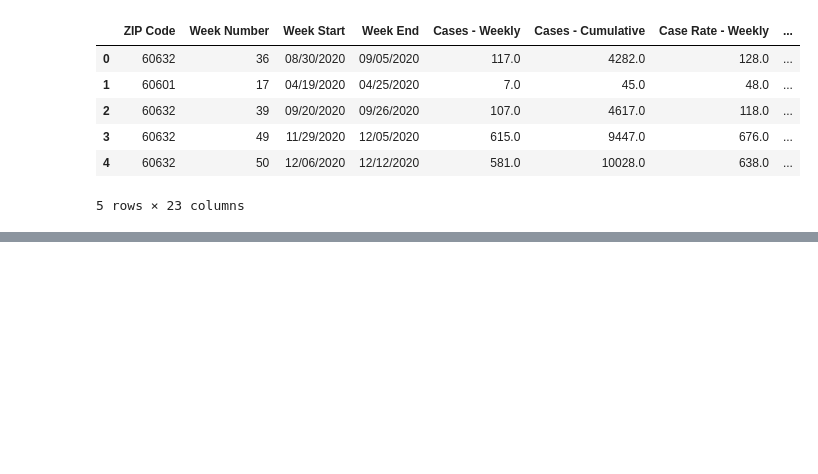
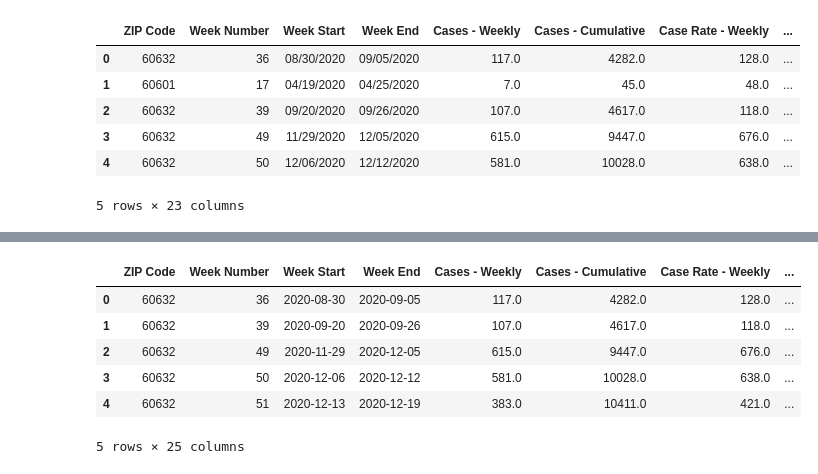
Before and after one commit to miriammei/JKMN-no-L-s-, a Jupyter notebook: MiriamCode.ipynb, the cells around one changed output, grey strips where cells are left out. Drawn from its saved outputs; the diff is of its cells as text; code cells hidden in the pictures; blank space fills up the shorter version.

```diff
--- a/MiriamCode.ipynb
+++ b/MiriamCode.ipynb
@@ -102,0 +146,11 @@ AttributeError: 'Series' object has no attribute 'corrwith'
+# %%
+merged_df = pd.merge(data, total_data, on = 'Chicago Region')
+merged_df.head()
+# %% [output]
+|  | ZIP Code | Week Number | Week Start | Week End | Cases - Weekly | Cases - Cumulative | Case Rate - Weekly | ... |
+| 0 | 60632 | 36 | 2020-08-30 | 2020-09-05 | 117.0 | 4282.0 | 128.0 | ... |
+| 1 | 60632 | 39 | 2020-09-20 | 2020-09-26 | 107.0 | 4617.0 | 118.0 | ... |
+| 2 | 60632 | 49 | 2020-11-29 | 2020-12-05 | 615.0 | 9447.0 | 676.0 | ... |
+| 3 | 60632 | 50 | 2020-12-06 | 2020-12-12 | 581.0 | 10028.0 | 638.0 | ... |
+| 4 | 60632 | 51 | 2020-12-13 | 2020-12-19 | 383.0 | 10411.0 | 421.0 | ... |
+5 rows × 25 columns
```
Also changed, not shown: parts of 11 cells of this notebook.
